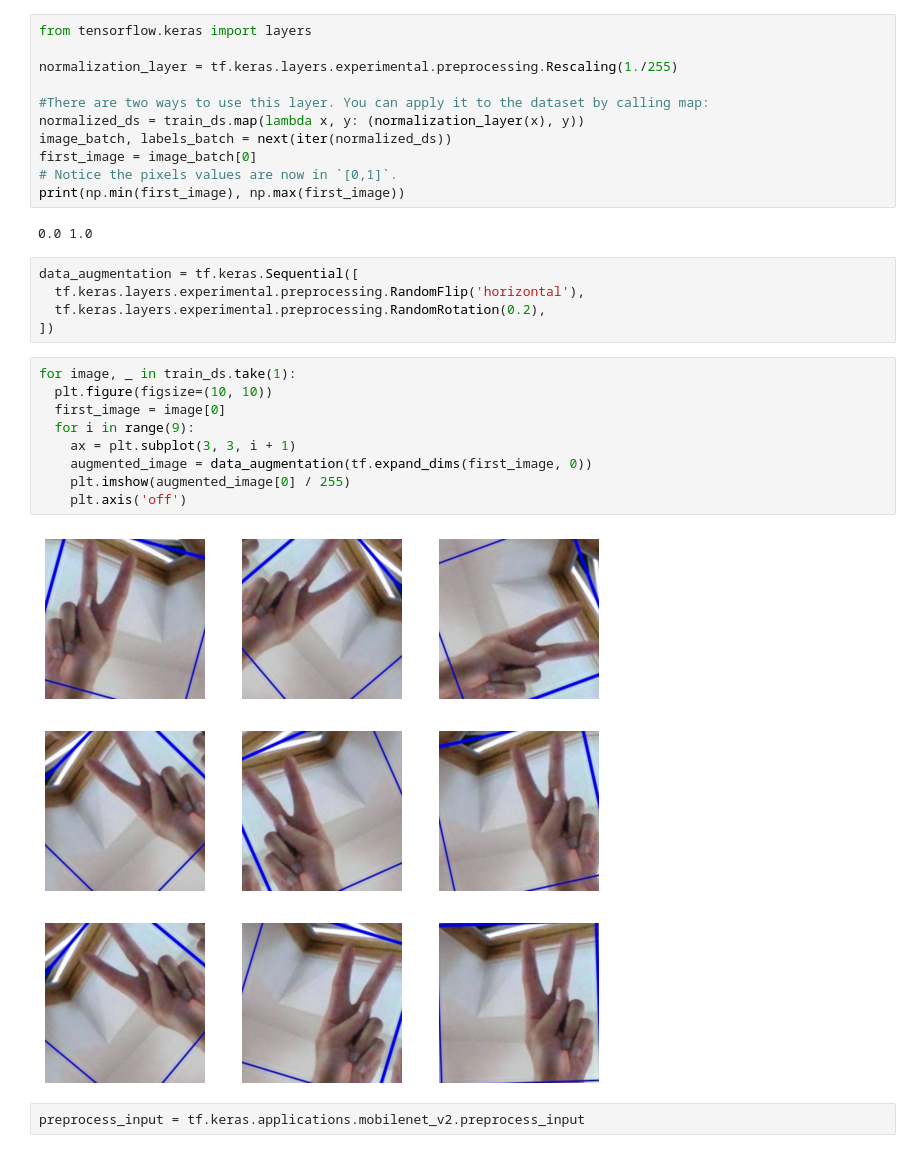
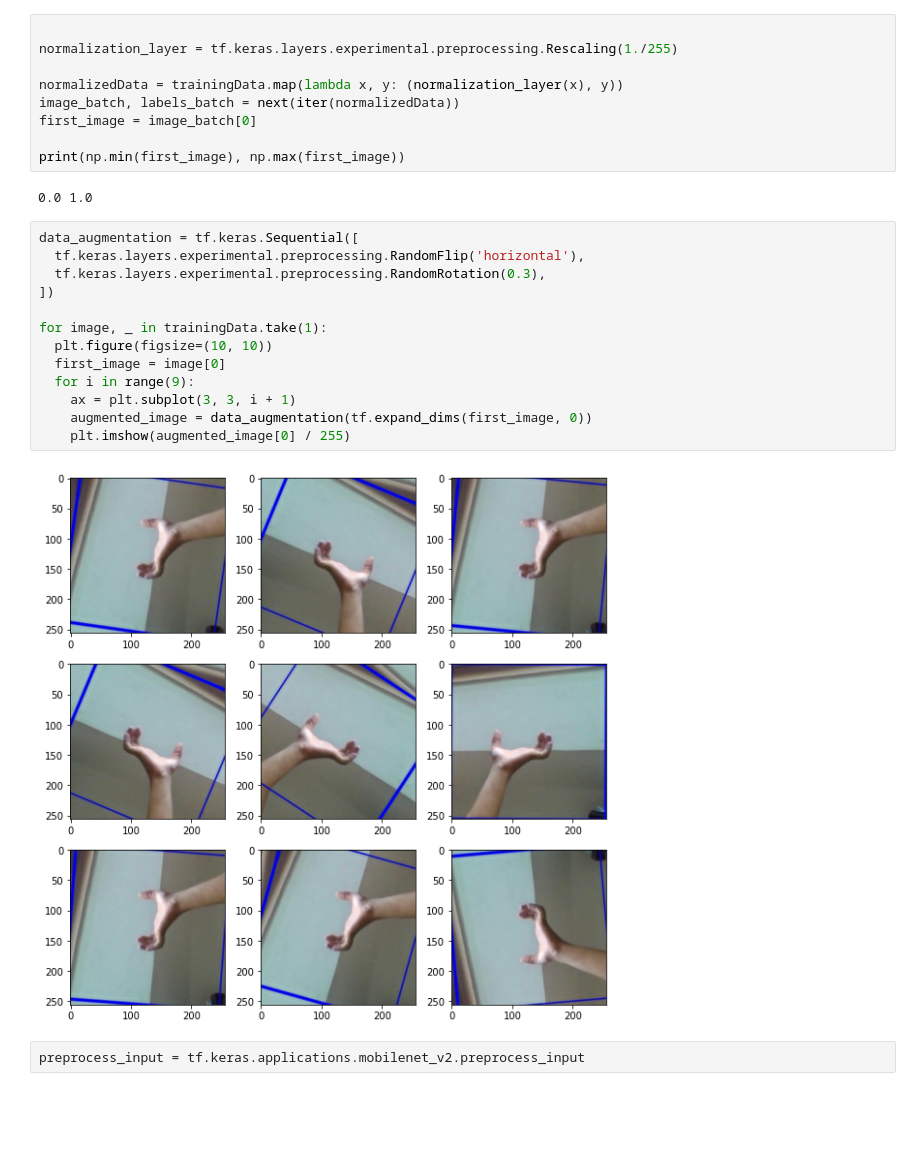
Before and after one commit to Barry-Tan/ASL-Alphabet-Detector, a Jupyter notebook: ASL_Preprocessing_mobileNetV2.ipynb, the cells around one changed output. Drawn from its saved outputs; the diff is of its cells as text; blank space fills up the shorter version.

```diff
--- a/ASL_Preprocessing_mobileNetV2.ipynb
+++ b/ASL_Preprocessing_mobileNetV2.ipynb
@@ -124,32 +82,29 @@ array([[[[0.00000000e+00, 0.00000000e+00, 2.46000000e+02],
 # %%
-from tensorflow.keras import layers
 
 normalization_layer = tf.keras.layers.experimental.preprocessing.Rescaling(1./255)
 
-#There are two ways to use this layer. You can apply it to the dataset by calling map:
-normalized_ds = train_ds.map(lambda x, y: (normalization_layer(x), y))
-image_batch, labels_batch = next(iter(normalized_ds))
+normalizedData = trainingData.map(lambda x, y: (normalization_layer(x), y))
+image_batch, labels_batch = next(iter(normalizedData))
 first_image = image_batch[0]
-# Notice the pixels values are now in `[0,1]`.
+
 print(np.min(first_image), np.max(first_image))
 # %% [output]
 0.0 1.0
 # %%
 data_augmentation = tf.keras.Sequential([
   tf.keras.layers.experimental.preprocessing.RandomFlip('horizontal'),
-  tf.keras.layers.experimental.preprocessing.RandomRotation(0.2),
+  tf.keras.layers.experimental.preprocessing.RandomRotation(0.3),
 ])
+
+for image, _ in trainingData.take(1):
+  plt.figure(figsize=(10, 10))
+  first_image = image[0]
+  for i in range(9):
+    ax = plt.subplot(3, 3, i + 1)
+    augmented_image = data_augmentation(tf.expand_dims(first_image, 0))
+    plt.imshow(augmented_image[0] / 255)
+# %% [output]
+[figure, added]
-# %%
-for image, _ in train_ds.take(1):
-  plt.figure(figsize=(10, 10))
-  first_image = image[0]
-  for i in range(9):
-    ax = plt.subplot(3, 3, i + 1)
-    augmented_image = data_augmentation(tf.expand_dims(first_image, 0))
-    plt.imshow(augmented_image[0] / 255)
-    plt.axis('off')
-# %% [output]
-[figure, removed]
 # %%
 preprocess_input = tf.keras.applications.mobilenet_v2.preprocess_input
 # %%
```
Also changed, not shown: parts of 27 cells of this notebook.
